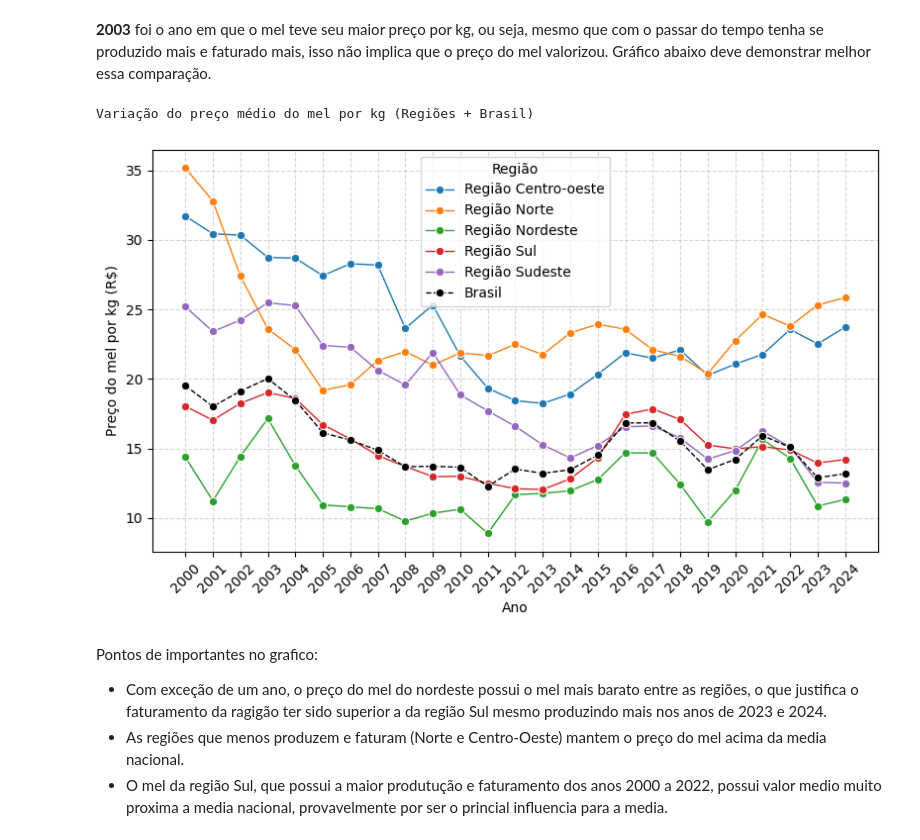
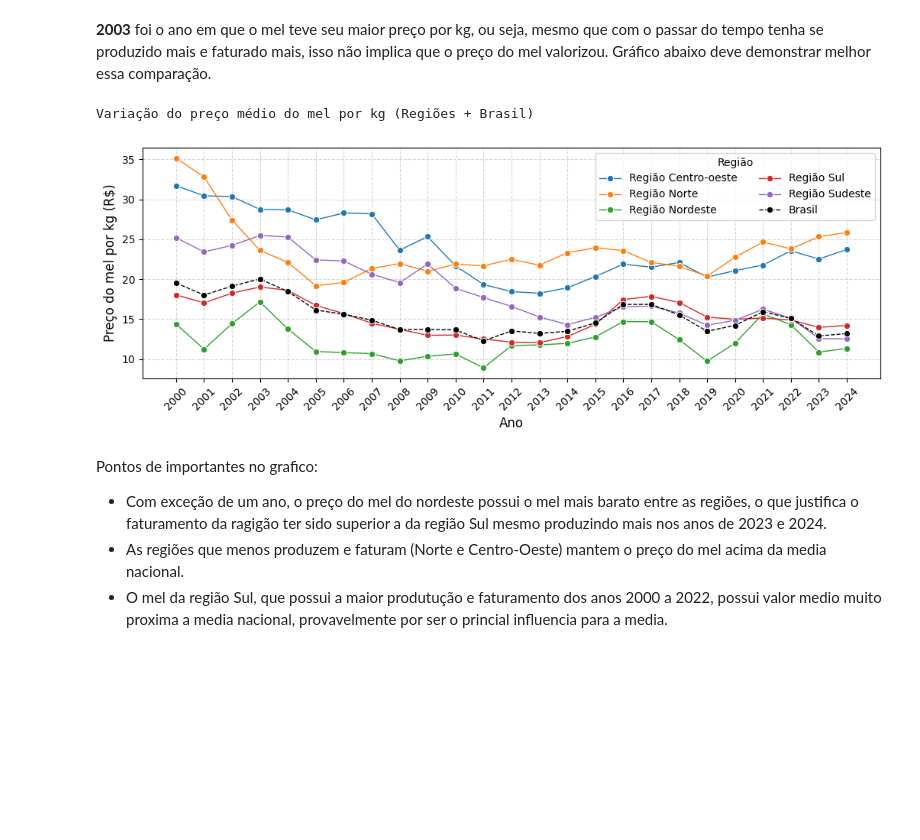
Before and after one commit to Gabriel-J-code/ad-projeto-bees-caatinga, a Jupyter notebook: Analise de dados (Mel).ipynb, the cells around one changed output. Cells and saved outputs as stored; diff of their text form; code cells hidden in the pictures; blank space fills up the shorter version.

```diff
--- a/Analise de dados (Mel).ipynb
+++ b/Analise de dados (Mel).ipynb
@@ -714,40 +714,40 @@ df_price = pd.concat([
 ], ignore_index=True)
 
 # linhas das regiões com menor destaque
-plt.figure(figsize=size_short)
+plt.figure(figsize=size_long)
 ax = sns.lineplot(
     data=df_price[df_price['Região'] != 'Brasil'],
     x='Ano',
     y='Preço do mel por Kg produzido',
     hue='Região',
     marker='o',
     linewidth=1,
 
 )
 
 # linha do Brasil bem destacada
 sns.lineplot(
     data=df_price[df_price['Região'] == 'Brasil'],
     x='Ano',
     y='Preço do mel por Kg produzido',
     color='black',
     marker='o',
     linestyle='--',
     linewidth=1,
     label='Brasil',
     ax=ax
 )
 
-plt.xlabel('Ano')
-plt.ylabel('Preço do mel por kg (R$)')
+plt.xlabel('Ano', fontsize=12)
+plt.ylabel('Preço do mel por kg (R$)', fontsize=12)
 plt.grid(True, linestyle='--', alpha=0.5)
 plt.xticks(df_price['Ano'].unique(), rotation=45)
-plt.legend(title='Região', loc='best')
+plt.legend(title='Região', loc='best', ncol=2)
 plt.tight_layout()
 plt.show()
 # %% [output]
 Variação do preço médio do mel por kg (Regiões + Brasil)
-[figure, old version]
+[figure, new version]
 # %% [markdown]
 Pontos de importantes no grafico:
 
```
Also changed, not shown: parts of 6 cells of this notebook.
